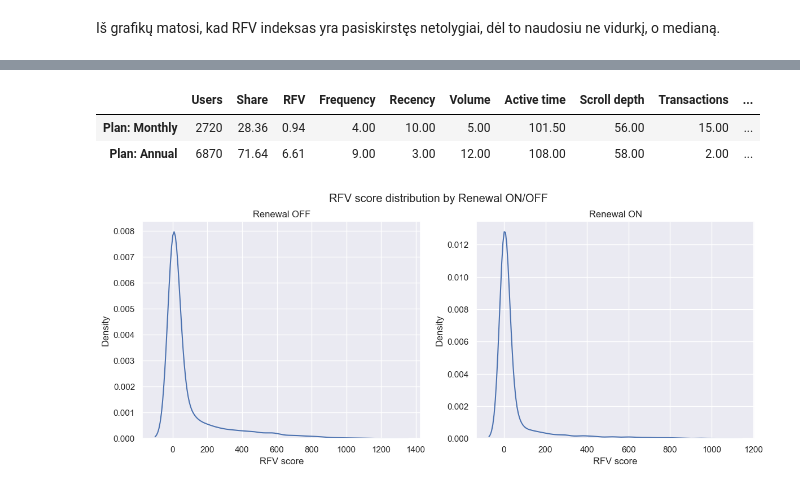
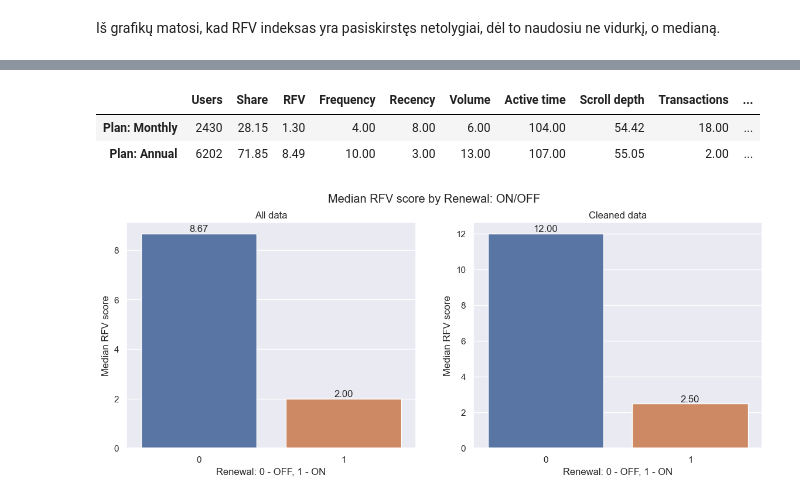
Before and after one commit to Gedas-LT/Paid-content-RFV-calculations, a Jupyter notebook: eda_notebook.ipynb, the cells around one changed output, grey strips where cells are left out. Saved outputs shown, nothing was run; the diff lists cells and outputs as text; code cells hidden in the pictures.

```diff
--- a/eda_notebook.ipynb
+++ b/eda_notebook.ipynb
@@ -80,7 +80,7 @@ rfv_df = activity_query_data.groupby("user_delfi_id").agg(
 ).reset_index()
 # %%
 # The latest data of activity.
-anchor_date = pd.to_datetime("2023-03-06").date()
+anchor_date = pd.to_datetime("2023-03-07").date()
 rfv_df["recency"] = (anchor_date - rfv_df["last_visit"]).dt.days
 # %%
 # Calculate RFV score.
@@ -164,7 +160,7 @@ filtered_users_query = """
 		AND S.included_in_count = 1
 		AND T.completion_timestamp IS NOT NULL
 		AND S.sf_category = "Paid subscriptions"
-		AND US.valid_till > "2023-03-05 23:59:59") AS P1
+		AND US.valid_till > "2023-03-07 23:59:59") AS P1
     WHERE P1.row_num = 1
     AND P1.completion_timestamp < "2023-01-01 00:00:00"
     """
@@ -202,9 +198,12 @@ def transactions_dataframe(connector: object, users: list) -> pd.DataFrame:
     parameters_count =", ".join(list(map(lambda x: "%s", users)))
 
     transactions_query = """
-        SELECT user_id, COUNT(id), SUM(sum)
-        FROM paywall.transactions
+        SELECT user_id, COUNT(T.id), SUM(sum)
+        FROM paywall.transactions AS T
+        LEFT JOIN paywall.subscriptions AS S
+        ON T.subscription_id = S.id
         WHERE completion_timestamp IS NOT NULL
+        AND S.service_id IN (1, 3, 4, 9, 10)
         AND sum > 0
         AND user_id IN (%s)
         GROUP BY user_id
@@ -368,6 +369,7 @@ transactions_count_query = """
     ON T.subscription_id = S.id
     WHERE T.completion_timestamp IS NOT NULL
     AND T.sum > 0
+    AND S.service_id IN (1, 3, 4, 9, 10)
     GROUP BY T.user_id, S.plan
     HAVING S.plan IN (1, 12)
     """
@@ -503,31 +564,33 @@ plt.ylabel("Median RFV score");
 # %%
 pd.DataFrame({
-    "Users": final_b2c_data_V3[(final_b2c_data_V3["plan"] == "1") | (final_b2c_data_V3["plan"] == "12")].groupby("plan")["user_id"].count(),
-    "Share": (final_b2c_data_V3[(final_b2c_data_V3["plan"] == "1") | (final_b2c_data_V3["plan"] == "12")].groupby("plan")["user_id"].count()
-              / final_b2c_data_V3[(final_b2c_data_V3["plan"] == "1") | (final_b2c_data_V3["plan"] == "12")]["user_id"].count() * 100),
-    "RFV": final_b2c_data_V3[(final_b2c_data_V3["plan"] == "1") | (final_b2c_data_V3["plan"] == "12")].groupby("plan")["rfv_score"].median(),
-    "Frequency": final_b2c_data_V3[(final_b2c_data_V3["plan"] == "1") | (final_b2c_data_V3["plan"] == "12")].groupby("plan")["frequency"].median(),
-    "Recency": final_b2c_data_V3[(final_b2c_data_V3["plan"] == "1") | (final_b2c_data_V3["plan"] == "12")].groupby("plan")["recency"].median(),
-    "Volume": final_b2c_data_V3[(final_b2c_data_V3["plan"] == "1") | (final_b2c_data_V3["plan"] == "12")].groupby("plan")["volume"].median(),
-    "Active time": final_b2c_data_V3[(final_b2c_data_V3["plan"] == "1") | (final_b2c_data_V3["plan"] == "12")].groupby("plan")["median_active_time"].median(),
-    "Scroll depth": final_b2c_data_V3[(final_b2c_data_V3["plan"] == "1") | (final_b2c_data_V3["plan"] == "12")].groupby("plan")["median_scroll_depth"].median(),
-    "Transactions": final_b2c_data_V3[(final_b2c_data_V3["plan"] == "1") | (final_b2c_data_V3["plan"] == "12")].groupby("plan")["transactions_count"].median(),
-    "Amount": final_b2c_data_V3[(final_b2c_data_V3["plan"] == "1") | (final_b2c_data_V3["plan"] == "12")].groupby("plan")["total_amount"].median(),
+    "Users": filtered_users_final_ONE[(filtered_users_final_ONE["plan"] == "1") | (filtered_users_final_ONE["plan"] == "12")].groupby("plan")["user_id"].count(),
+    "Share": (filtered_users_final_ONE[(filtered_users_final_ONE["plan"] == "1") | (filtered_users_final_ONE["plan"] == "12")].groupby("plan")["user_id"].count()
+              / filtered_users_final_ONE[(filtered_users_final_ONE["plan"] == "1") | (filtered_users_final_ONE["plan"] == "12")]["user_id"].count() * 100),
+    "RFV": filtered_users_final_ONE[(filtered_users_final_ONE["plan"] == "1") | (filtered_users_final_ONE["plan"] == "12")].groupby("plan")["rfv_score"].median(),
+    "Frequency": filtered_users_final_ONE[(filtered_users_final_ONE["plan"] == "1") | (filtered_users_final_ONE["plan"] == "12")].groupby("plan")["frequency"].median(),
+    "Recency": filtered_users_final_ONE[(filtered_users_final_ONE["plan"] == "1") | (filtered_users_final_ONE["plan"] == "12")].groupby("plan")["recency"].median(),
+    "Volume": filtered_users_final_ONE[(filtered_users_final_ONE["plan"] == "1") | (filtered_users_final_ONE["plan"] == "12")].groupby("plan")["volume"].median(),
+    "Active time": filtered_users_final_ONE[(filtered_users_final_ONE["plan"] == "1") | (filtered_users_final_ONE["plan"] == "12")].groupby("plan")["median_active_time"].median(),
+    "Scroll depth": filtered_users_final_ONE[(filtered_users_final_ONE["plan"] == "1") | (filtered_users_final_ONE["plan"] == "12")].groupby("plan")["avg_scroll_depth"].median(),
+    "Transactions": filtered_users_final_ONE[(filtered_users_final_ONE["plan"] == "1") | (filtered_users_final_ONE["plan"] == "12")].groupby("plan")["transactions_count"].median(),
+    "Amount": filtered_users_final_ONE[(filtered_users_final_ONE["plan"] == "1") | (filtered_users_final_ONE["plan"] == "12")].groupby("plan")["total_amount"].median(),
 }).set_axis(["Plan: Monthly", "Plan: Annual"], axis="index")
 # %% [output]
 |  | Users | Share | RFV | Frequency | Recency | Volume | Active time | Scroll depth | Transactions | ... |
-| Plan: Monthly | 2720 | 28.36 | 0.94 | 4.00 | 10.00 | 5.00 | 101.50 | 56.00 | 15.00 | ... |
-| Plan: Annual | 6870 | 71.64 | 6.61 | 9.00 | 3.00 | 12.00 | 108.00 | 58.00 | 2.00 | ... |
+| Plan: Monthly | 2430 | 28.15 | 1.30 | 4.00 | 8.00 | 6.00 | 104.00 | 54.42 | 18.00 | ... |
+| Plan: Annual | 6202 | 71.85 | 8.49 | 10.00 | 3.00 | 13.00 | 107.00 | 55.05 | 2.00 | ... |
 # %%
 fig, axes = plt.subplots(ncols=2, figsize=(14,5))
-sns.kdeplot(ax=axes[0], data=final_b2c_data_V3[final_b2c_data_V3["renewal"] == "0"], x="rfv_score")
-sns.kdeplot(ax=axes[1], data=final_b2c_data_V3[final_b2c_data_V3["renewal"] == "1"], x="rfv_score")
-fig.suptitle("RFV score distribution by Renewal ON/OFF")
-axes[0].set_title("Renewal OFF")
-axes[1].set_title("Renewal ON")
-axes[0].set_xlabel("RFV score")
-axes[1].set_xlabel("RFV score")
-axes[0].set_ylabel("Density")
-axes[1].set_ylabel("Density");
+sns.barplot(ax=axes[0], data=all_users_final_ONE.groupby("renewal")["rfv_score"].median().reset_index(), x="renewal", y="rfv_score")
+sns.barplot(ax=axes[1], data=filtered_users_final_ONE.groupby("renewal")["rfv_score"].median().reset_index(), x="renewal", y="rfv_score")
+axes[0].bar_label(axes[0].containers[0], fmt="%.2f")
+axes[1].bar_label(axes[1].containers[0], fmt="%.2f")
+fig.suptitle("Median RFV score by Renewal: ON/OFF")
+axes[0].set_title("All data")
+axes[1].set_title("Cleaned data")
+axes[0].set_xlabel("Renewal: 0 - OFF, 1 - ON")
+axes[1].set_xlabel("Renewal: 0 - OFF, 1 - ON")
+axes[0].set_ylabel("Median RFV score")
+axes[1].set_ylabel("Median RFV score");
 # %% [output]
-[figure, old version]
+[figure, new version]
```
Also changed, not shown: parts of 46 cells of this notebook.
